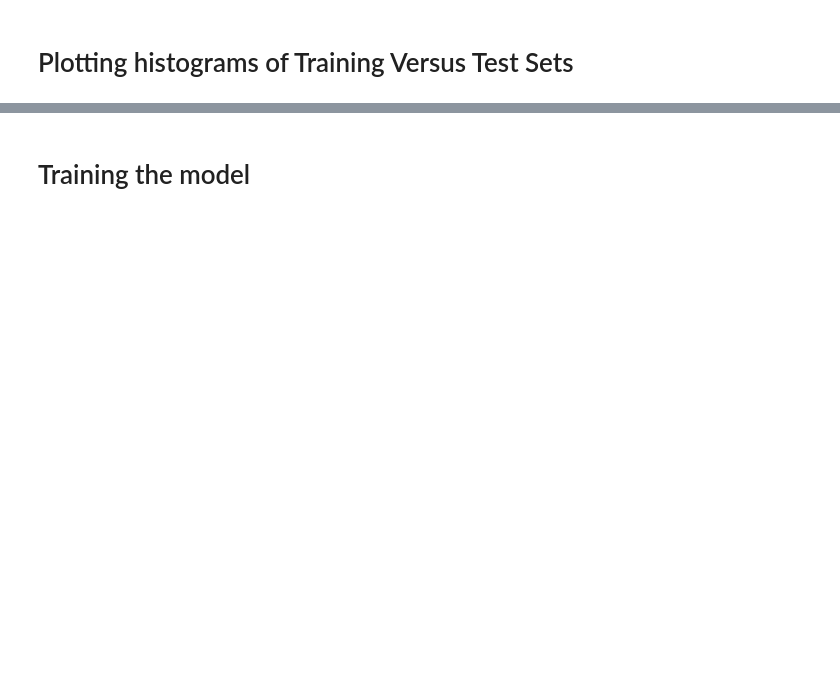
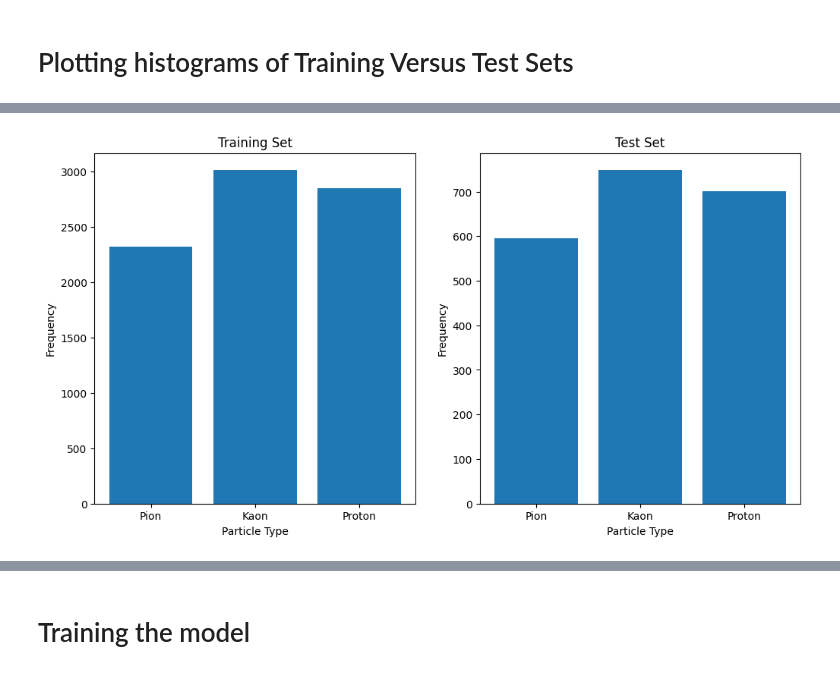
Before and after one commit to eflatlan/CNN_PID, a Jupyter notebook: newArc_segment.ipynb, the cells around one changed output, grey strips where cells are left out. Cells and saved outputs as stored; diff of their text form; code cells hidden in the pictures; blank space fills up the shorter version.

```diff
--- a/newArc_segment.ipynb
+++ b/newArc_segment.ipynb
@@ -2420,0 +2498,5 @@ KeyboardInterrupt: ignored
+# %%
+
+mask = [1,1,1,1]
+
+X_train_scaled, X_test_scaled, X_train, X_test, y_train, y_test = classifier.preprocess_data()
@@ -2424,0 +2545,82 @@ classifier.plot_hist(X_train = X_train, X_test = X_test, y_train = y_train, y_te
+# %%
+import matplotlib.pyplot as plt
+import numpy as np
+
+# Mock data, replace these with y_train and y_test
+
+for i in range(1,5):
+  print(y_test[i])
+
+
+
+# Counting occurrences in the training set
+train_pion_count = np.sum(y_train[:, 0])
+train_kaon_count = np.sum(y_train[:, 1])
+train_proton_count = np.sum(y_train[:, 2])
+
+# Counting occurrences in the test set
+test_pion_count = np.sum(y_test[:, 0])
+test_kaon_count = np.sum(y_test[:, 1])
+test_proton_count = np.sum(y_test[:, 2])
+
+print(f'Train : pion_count {train_pion_count}  kaon_count {train_kaon_count} proton_count {train_proton_count}')
+print(f'Test : pion_count {test_pion_count}  kaon_count {test_kaon_count} proton_count {test_proton_count}')
+
+# Create subplots
+fig, axs = plt.subplots(1, 2, figsize=(12, 6))
+
+# Training set histogram
+axs[0].bar(['Pion', 'Kaon', 'Proton'], [train_pion_count, train_kaon_count, train_proton_count])
+axs[0].set_title('Training Set')
+axs[0].set_xlabel('Particle Type')
+axs[0].set_ylabel('Frequency')
+
+# Test set histogram
+axs[1].bar(['Pion', 'Kaon', 'Proton'], [test_pion_count, test_kaon_count, test_proton_count])
+axs[1].set_title('Test Set')
+axs[1].set_xlabel('Particle Type')
+axs[1].set_ylabel('Frequency')
+
+plt.show()
+
+# Masses in GeV/c^2
+mass_pion = 0.1396
+mass_kaon = 0.4937
+mass_proton = 0.9383
+
+# Calculate theta for training set and test set
+def calculate_theta(momentum, mass, refractive_index):
+    return np.arccos(np.sqrt(momentum**2 + mass**2) / (momentum * refractive_index))
+
+# Training set
+theta_train_pion = calculate_theta(X_train_momentum[y_train[:, 0] == 1], mass_pion, X_train_refractive_index[y_train[:, 0] == 1])
+theta_train_kaon = calculate_theta(X_train_momentum[y_train[:, 1] == 1], mass_kaon, X_train_refractive_index[y_train[:, 1] == 1])
+theta_train_proton = calculate_theta(X_train_momentum[y_train[:, 2] == 1], mass_proton, X_train_refractive_index[y_train[:, 2] == 1])
+
+# Test set
+theta_test_pion = calculate_theta(X_test_momentum[y_test[:, 0] == 1], mass_pion, X_test_refractive_index[y_test[:, 0] == 1])
+theta_test_kaon = calculate_theta(X_test_momentum[y_test[:, 1] == 1], mass_kaon, X_test_refractive_index[y_test[:, 1] == 1])
+theta_test_proton = calculate_theta(X_test_momentum[y_test[:, 2] == 1], mass_proton, X_test_refractive_index[y_test[:, 2] == 1])
+
+fig, axs = plt.subplots(1, 2, figsize=(12, 6))
+
+# Training set
+axs[0].scatter(X_train_momentum[y_train[:, 0] == 1], theta_train_pion, label='Pion', alpha=0.6)
+axs[0].scatter(X_train_momentum[y_train[:, 1] == 1], theta_train_kaon, label='Kaon', alpha=0.6)
+axs[0].scatter(X_train_momentum[y_train[:, 2] == 1], theta_train_proton, label='Proton', alpha=0.6)
+axs[0].set_title('Training Set')
+axs[0].set_xlabel('Momentum (GeV/c)')
+axs[0].set_ylabel('Theta (radians)')
+axs[0].legend()
+
+# Test set
+axs[1].scatter(X_test_momentum[y_test[:, 0] == 1], theta_test_pion, label='Pion', alpha=0.6)
+axs[1].scatter(X_test_momentum[y_test[:, 1] == 1], theta_test_kaon, label='Kaon', alpha=0.6)
+axs[1].scatter(X_test_momentum[y_test[:, 2] == 1], theta_test_proton, label='Proton', alpha=0.6)
+axs[1].set_title('Test Set')
+axs[1].set_xlabel('Momentum (GeV/c)')
+axs[1].set_ylabel('Theta (radians)')
+axs[1].legend()
+
+plt.show()
+# %% [output]
@@ -2424,0 +2633 @@ classifier.plot_hist(X_train = X_train, X_test = X_test, y_train = y_train, y_te
+[figure, added]
```
Also changed, not shown: parts of 13 cells of this notebook.
